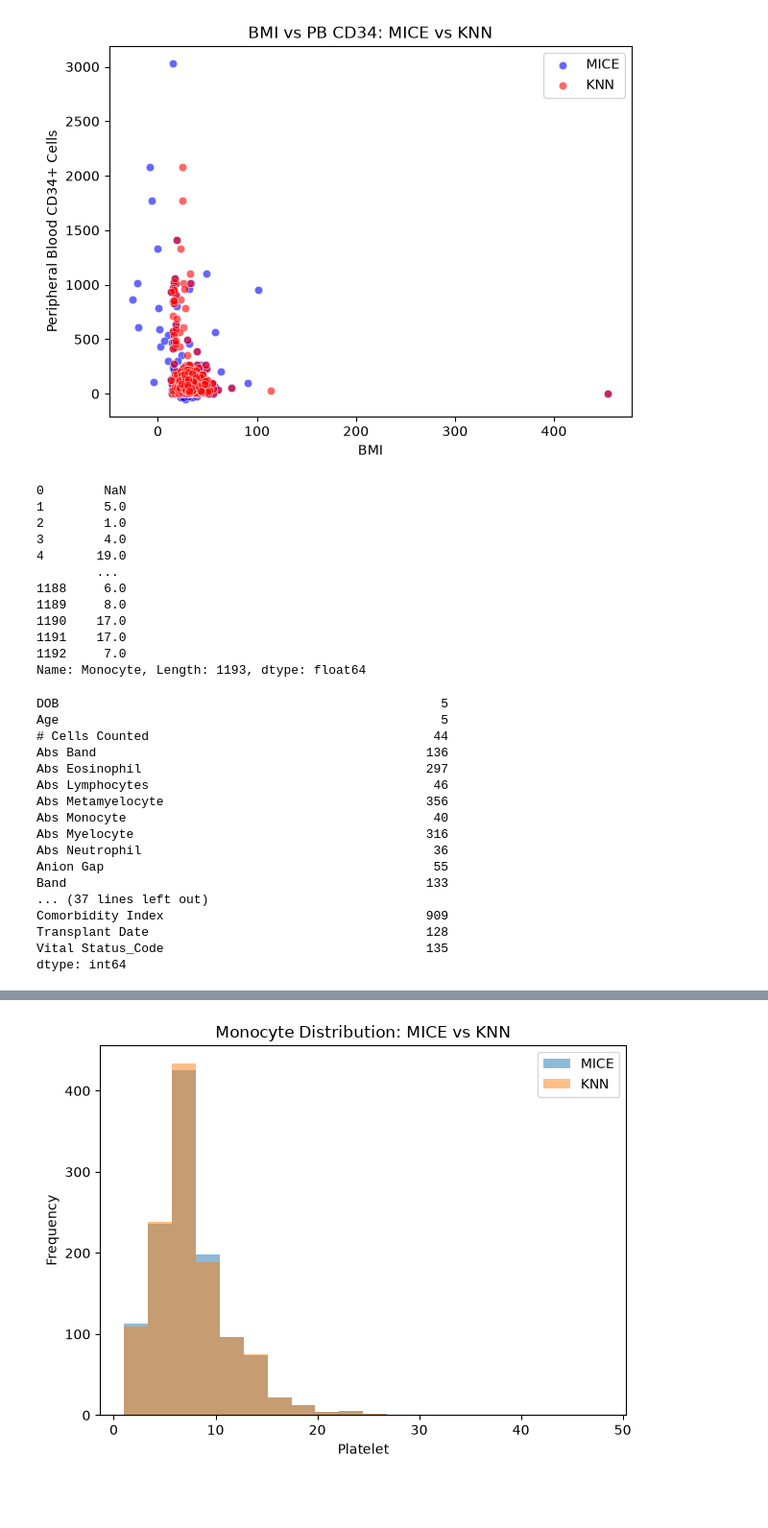
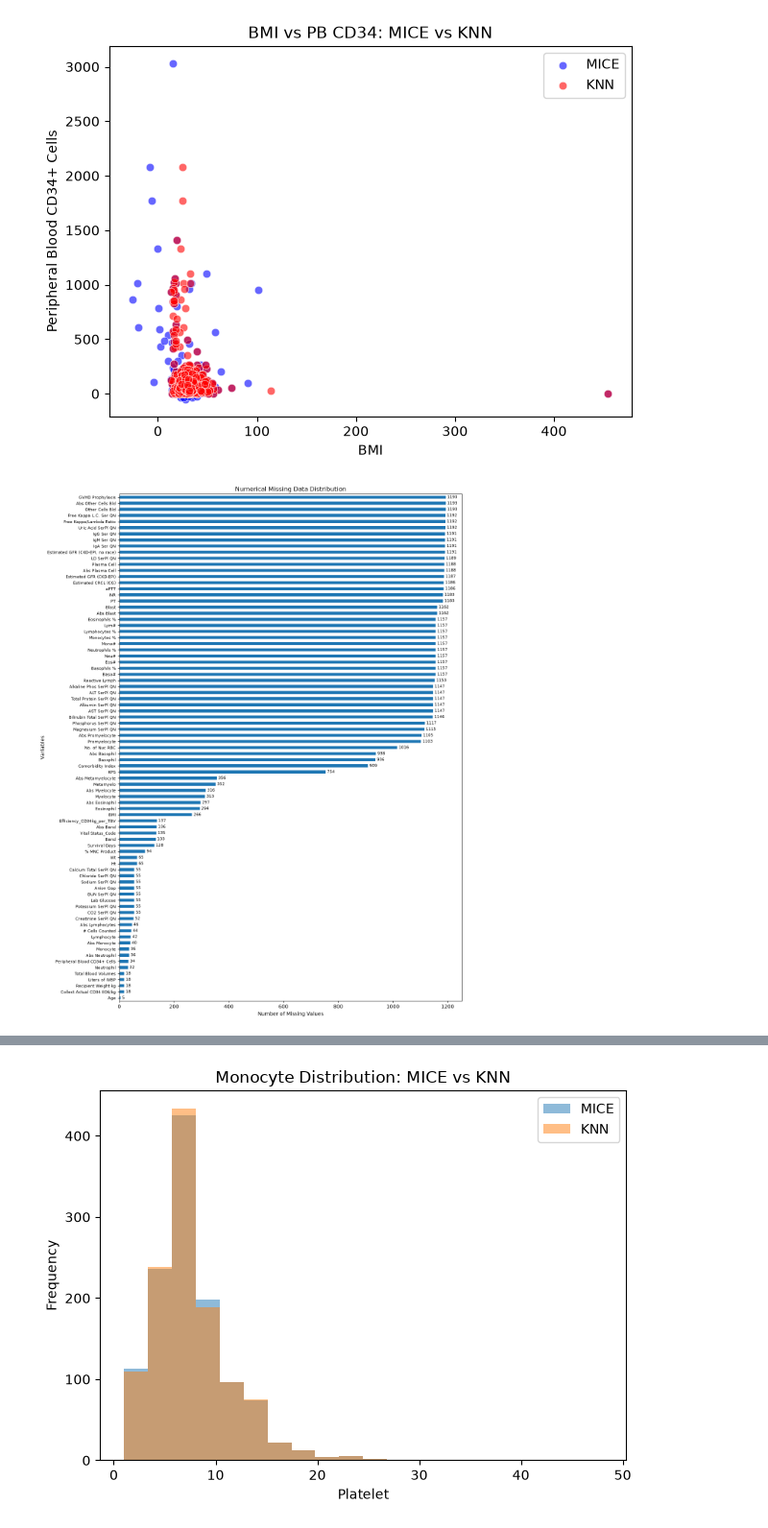
Before and after one commit to Graham-Richards/Pandas-Practice, a Jupyter notebook: Data_Analysis.ipynb, the cells around one changed output, grey strips where cells are left out. Shown at 96% size. Drawn from its saved outputs; the diff is of its cells as text; code cells hidden in the pictures; blank space fills up the shorter version.

```diff
--- a/Data_Analysis.ipynb
+++ b/Data_Analysis.ipynb
@@ -468,38 +449,34 @@ plt.savefig("BMI vs PB CD34.png")
 plt.show()
 # %% [output]
 [figure]
-# %%
-df['Monocyte']
-# %% [output]
-0        NaN
-1        5.0
-2        1.0
-3        4.0
-4       19.0
-        ...
-1188     6.0
-1189     8.0
-1190    17.0
-1191    17.0
-1192     7.0
-Name: Monocyte, Length: 1193, dtype: float64
+# %%
+dfnum = df.select_dtypes(include='number')
+
+dfcat = df.select_dtypes(include='object')
 # %%
-df.isna().sum()[(df.isna().sum() > 1) & (df.isna().sum() < 920)]
+
+NaN_co = dfnum.isna().sum()[(dfnum.isna().sum() > 1) & (dfnum.isna().sum() <= 1193)]
+
+NaN_col = NaN_co.sort_values(ascending=True)
+
+# Make the graph taller
+ax = NaN_col.plot(kind="barh", figsize=(12, 15))
+ax.bar_label(ax.containers[0], padding=3, fontsize=8)
+# Adjust label sizes
+ax.tick_params(axis="y", labelsize=8)
+ax.tick_params(axis="x", labelsize=10)
+
+# Customize
+plt.xlabel("Number of Missing Values")
+plt.ylabel("Variables")
+plt.title("Numerical Missing Data Distribution")
+
+# Fix spacing
+plt.tight_layout()
+
+# Save
+plt.savefig("NaN Num Distribution.png", dpi=300, bbox_inches="tight")
+
+plt.show()
 # %% [output]
-DOB                                                   5
-Age                                                   5
-# Cells Counted                                      44
-Abs Band                                            136
-Abs Eosinophil                                      297
-Abs Lymphocytes                                      46
-Abs Metamyelocyte                                   356
-Abs Monocyte                                         40
-Abs Myelocyte                                       316
-Abs Neutrophil                                       36
-Anion Gap                                            55
-Band                                                133
-... (37 lines left out)
-Comorbidity Index                                   909
-Transplant Date                                     128
-Vital Status_Code                                   135
-dtype: int64
+[figure, added]
```
Also changed, not shown: parts of 9 cells of this notebook.
